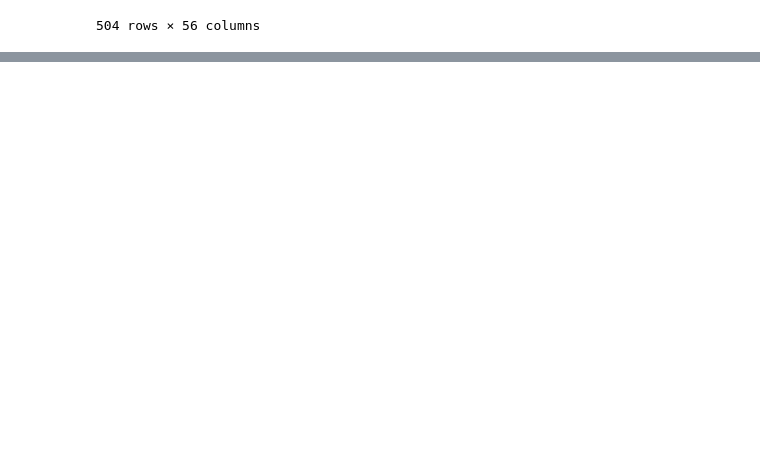
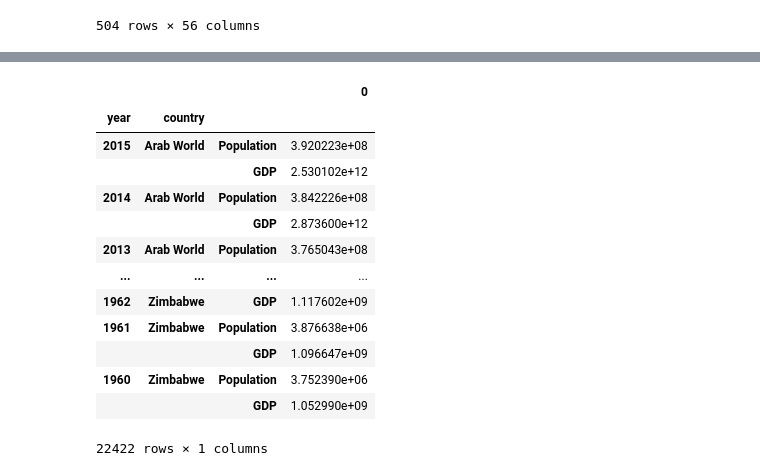
Before and after one commit to sanaz1990/Python-playground, a Jupyter notebook: The unstack method part3.ipynb, the cells around one changed output, grey strips where cells are left out. Saved outputs shown, nothing was run; the diff lists cells and outputs as text; code cells hidden in the pictures; blank space fills up the shorter version.

```diff
--- a/The unstack method part3.ipynb
+++ b/The unstack method part3.ipynb
@@ -64,0 +82,17 @@ world.unstack(level=["year"])
+# %%
+world.swaplevel(0,1)
+# %% [output]
+|  |  |  | 0 |
+| year | country |  |  |
+| 2015 | Arab World | Population | 3.920223e+08 |
+|  |  | GDP | 2.530102e+12 |
+| 2014 | Arab World | Population | 3.842226e+08 |
+|  |  | GDP | 2.873600e+12 |
+| 2013 | Arab World | Population | 3.765043e+08 |
+| ... | ... | ... | ... |
+| 1962 | Zimbabwe | GDP | 1.117602e+09 |
+| 1961 | Zimbabwe | Population | 3.876638e+06 |
+|  |  | GDP | 1.096647e+09 |
+| 1960 | Zimbabwe | Population | 3.752390e+06 |
+|  |  | GDP | 1.052990e+09 |
+22422 rows × 1 columns
```
Also changed, not shown: parts of 2 cells of this notebook.
